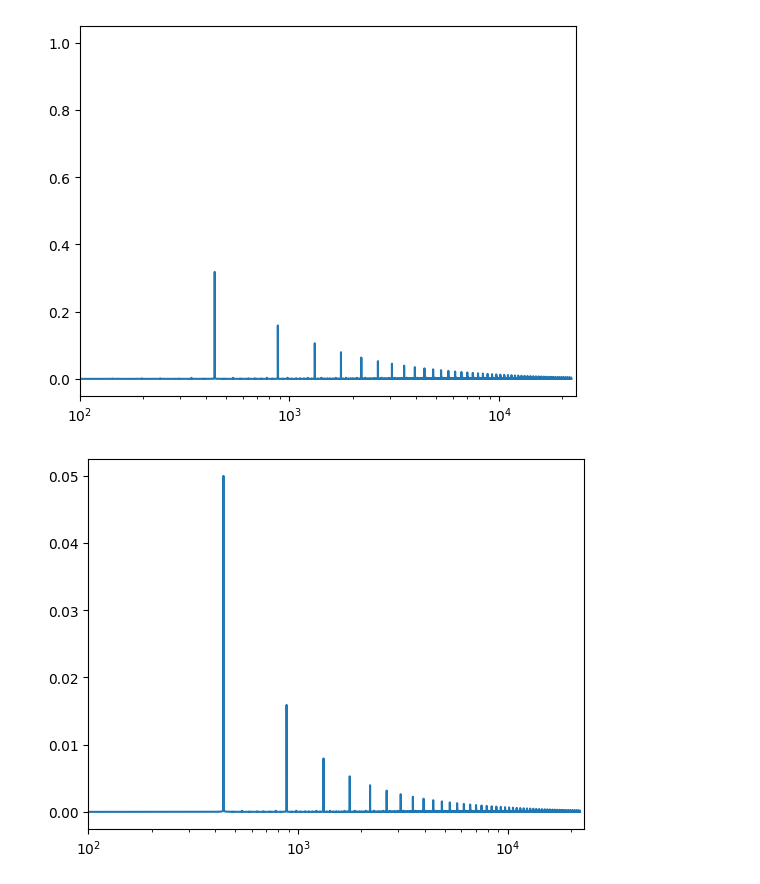
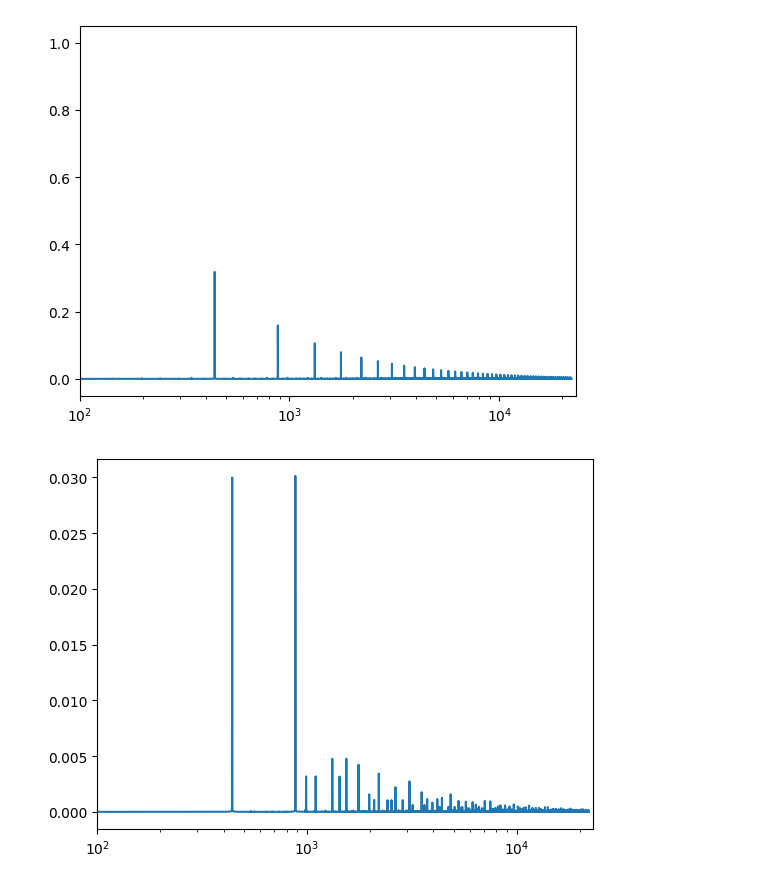
Before and after one commit to Purdue-Artificial-Intelligence-in-Music/Companion-code, a Jupyter notebook: frequency_processing/Deconv.ipynb, the cells around one changed output. Drawn from its saved outputs; the diff is of its cells as text; code cells hidden in the pictures.

```diff
--- a/frequency_processing/Deconv.ipynb
+++ b/frequency_processing/Deconv.ipynb
@@ -55,7 +55,7 @@ def plot_wave_fft(wave_fft, min_freq, y_lim):
 def get_audio(arr, rate = SAMPLE_RATE):
     return Audio(arr, rate = rate)
 # %%
-saw_wave = saw(440, 1/5) # + saw(550, 1/5) + saw(660, 1/5)
-plot_wave_fft(fft(saw_wave), 100, None)
+saw_wave = saw(440, 1/5) + saw(550, 1/5) + saw(660, 1/5)
+plot_wave_fft(fft(saw_wave), 100, 0.1)
 get_audio(saw_wave)
 # %% [output]
@@ -63,6 +63,7 @@ get_audio(saw_wave)
 [interactive output not drawn]
 # %%
-sine_wave = sine(440, 1/5) # + sine(550, 1/5) + sine(660, 1/5)
+single_sine_wave = sine(660, 1)
+sine_wave = sine(440, 1/5) + sine(880, 1/5) #+ sine(660, 1/5)
 plot_wave_fft(fft(sine_wave), 100, None)
 get_audio(sine_wave)
 # %% [output]
@@ -77,13 +78,13 @@ plot_wave_fft(fft(single_saw_wave), 100, None)
 # %%
 sine_fft, _ = fft(sine_wave)
 saw_fft, _ = fft(saw_wave)
 single_saw_fft, _ = fft(single_saw_wave)
-convolved_signal_fft = scipy.signal.convolve(sine_fft, single_saw_fft)
+convolved_signal_fft = scipy.signal.convolve(sine_fft, saw_fft)
 convolved_signal_fft /= len(convolved_signal_fft)
 plot_wave_precomputed(convolved_signal_fft, 44100, 100, None)
 get_audio(np.abs(scipy.fft.ifft(convolved_signal_fft)), rate=len(sine_wave)+len(saw_wave)-1)
 # %% [output]
-[figure, old version]
+[figure, new version]
 [interactive output not drawn]
 # %%
 original = scipy.signal.deconvolve(convolved_signal_fft, sine_fft)
```
Also changed, not shown: parts of 3 cells of this notebook.
